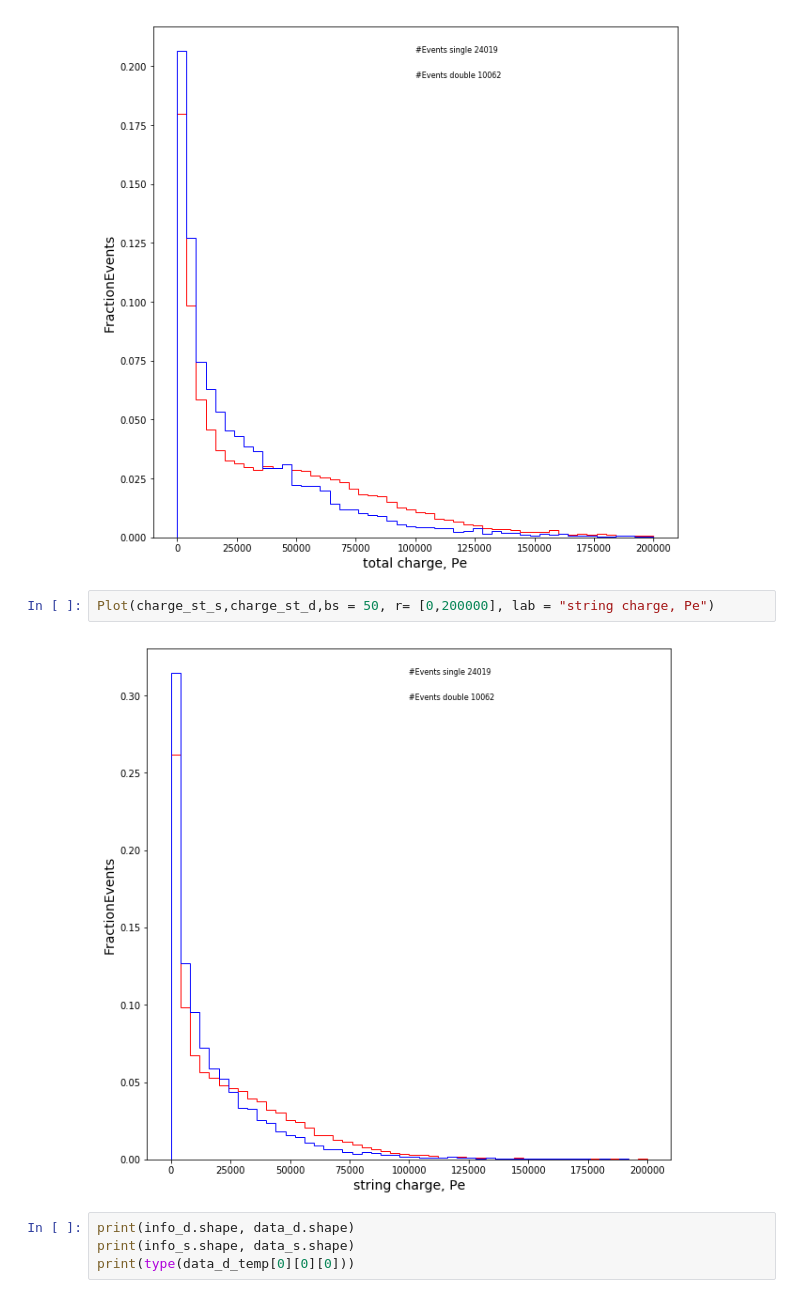
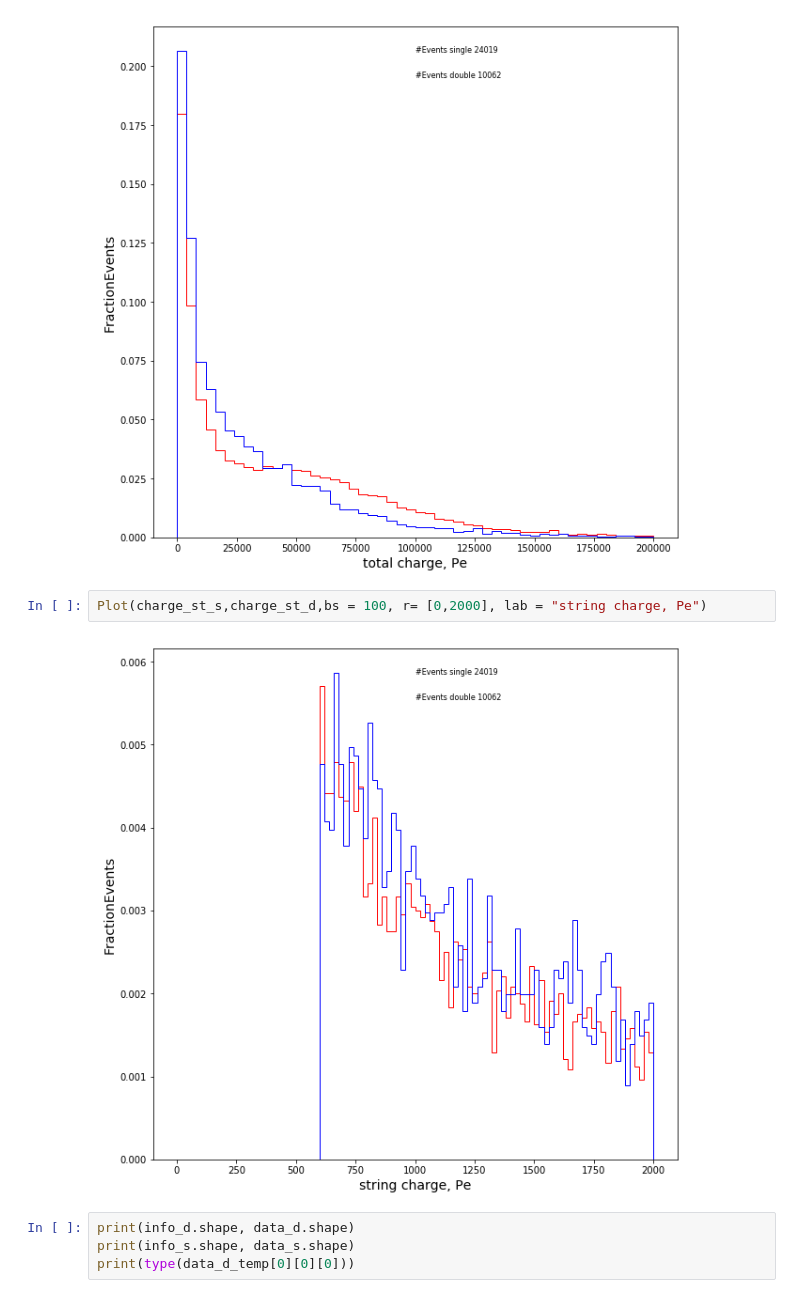
Before and after one commit to dpankova/DoublePulse, a Jupyter notebook: notebooks/DL_model.ipynb, the cells around one changed output. Saved outputs shown, nothing was run; the diff lists cells and outputs as text.

```diff
--- a/notebooks/DL_model.ipynb
+++ b/notebooks/DL_model.ipynb
@@ -97,9 +97,9 @@ Plot(charge_s,charge_d,bs = 50, r= [0,200000], lab = "total charge, Pe")
 # %% [output]
 [figure]
 # %%
-Plot(charge_st_s,charge_st_d,bs = 50, r= [0,200000], lab = "string charge, Pe")
+Plot(charge_st_s,charge_st_d,bs = 100, r= [0,2000], lab = "string charge, Pe")
 # %% [output]
-[figure, old version]
+[figure, new version]
 # %%
 print(info_d.shape, data_d.shape)
 print(info_s.shape, data_s.shape)
```
Also changed, not shown: parts of 4 cells of this notebook, 7 other files.
